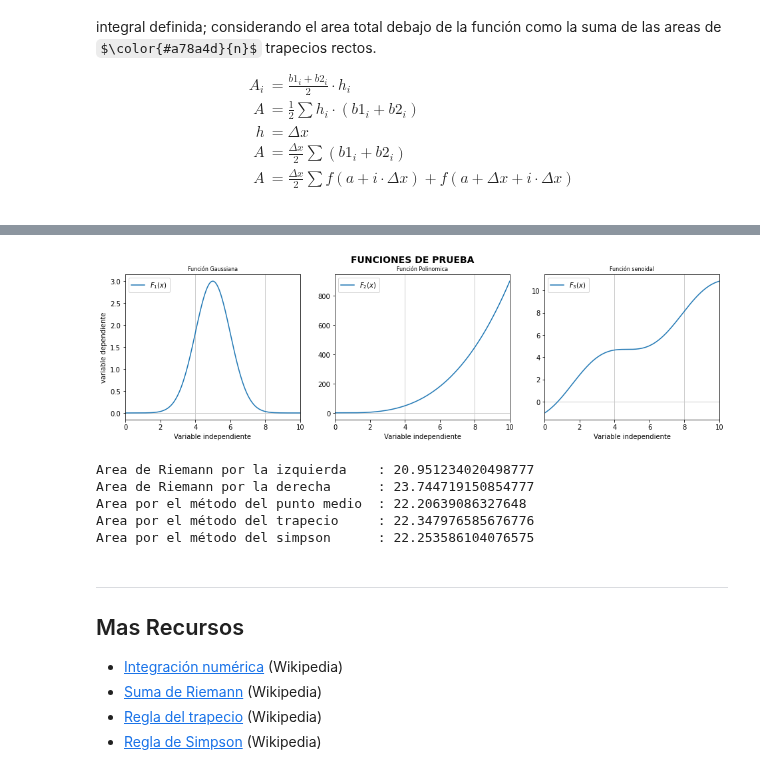
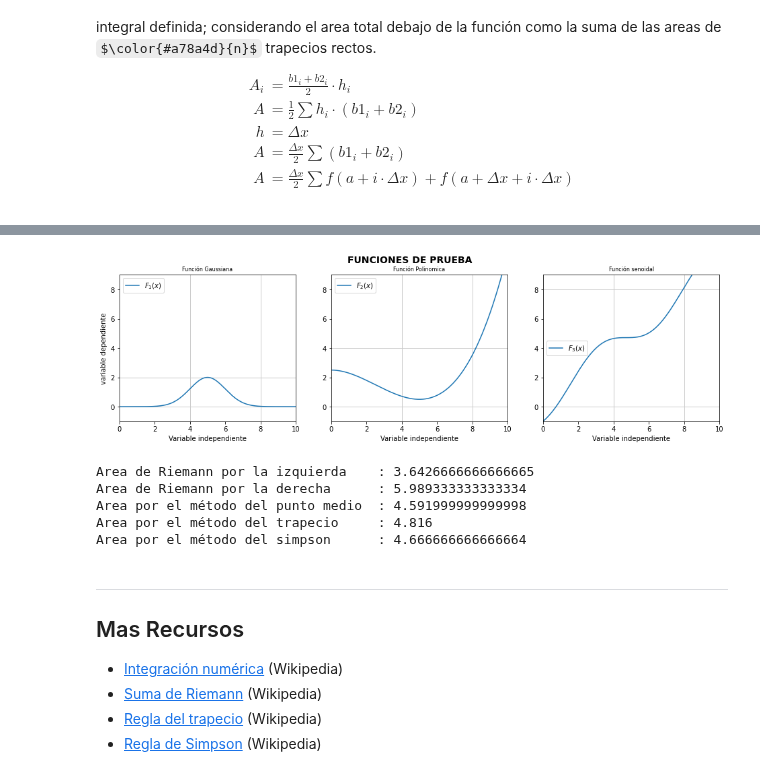
Before and after one commit to GiancarloBenavides/Metodos-Numericos, a Jupyter notebook: Jupyter/41_Integracion.ipynb, the cells around one changed output, grey strips where cells are left out. Drawn from its saved outputs; the diff is of its cells as text; code cells hidden in the pictures; some formulas as TeX source.

```diff
--- a/Jupyter/41_Integracion.ipynb
+++ b/Jupyter/41_Integracion.ipynb
@@ -99,0 +49,15 @@ En el análisis numérico, el método del punto medio es uno de los algoritmos d
+# %%
+# Declarar una variable simbolica # init_printing()
+x = symbols('x')
+
+# Definir una integral
+Fx = Integral((4/125) * x**3 - (6/25) * x**2 + (25/10), x)
+
+# Evaluar la integral
+Rx = Fx.doit()
+
+# Salida estandar
+pprint(f"la integral de:")
+display(Fx)
+pprint(f"Es:")
+display(Rx)
@@ -99,0 +72,5 @@ En el análisis numérico, el método del punto medio es uno de los algoritmos d
+# %%
+# Función Gaussiana
+def _funcion_gauss(a, b, c, x):
+    y = a * np.e**(-1/2 * ((x-b)/c)**2)
+    return y
@@ -242,12 +272,11 @@ def _simpson(Func, limA, limB, numI):
 # Función Gaussiana
 def _funcion_gauss(a, b, c, x):
     y = a * np.e**(-1/2 * ((x-b)/c)**2)
-    #y = np.e**(-x**2)
     return y
 
 # Funciónes de prueba
-F1 = lambda x: _funcion_gauss(3, 5, 1, x)
-F2 = lambda x: x**3 - x**2 + 1
+F1 = lambda x: _funcion_gauss(2, 5, 1, x)
+F2 = lambda x: (4/125) * x**3 - (6/25) * x**2 + (25/10)
 F3 = lambda x: x - np.cos(x)
 
 # Vectores de prueba
@@ -261,55 +290,61 @@ fig.suptitle('Funciones de Prueba'.upper(), fontsize=14, fontweight="bold")
 
 # Gráficas 1
 ax[0].axhline(y = 0, linewidth=1.0, color="#ccc")
+ax[0].axhline(y = 2, linewidth=1.0, color="#ccc")
 ax[0].axvline(x = 4, linewidth=1.0, color="#ccc")
 ax[0].axvline(x = 8, linewidth=1.0, color="#ccc")
 ax[0].plot(x, F1(x), label="$F_1(x)$")
 ax[0].set_xlim([0, 10])
+ax[0].set_ylim([-1, 9])
 ax[0].set_title("Función Gaussiana", fontsize=8)
 ax[0].set_xlabel("Variable independiente")
 ax[0].set_ylabel("variable dependiente")
 ax[0].legend()
 
 # Gráficas 2
 ax[1].axhline(y = 0, linewidth=1, color="#ccc")
+ax[1].axhline(y = 4, linewidth=1.0, color="#ccc")
 ax[1].axvline(x = 4, linewidth=1.0, color="#ccc")
 ax[1].axvline(x = 8, linewidth=1.0, color="#ccc")
 ax[1].plot(x, F2(x), label="$F_2(x)$")
 ax[1].set_xlim([0, 10])
+ax[1].set_ylim([-1, 9])
 ax[1].set_title("Función Polinomica", fontsize=8)
 ax[1].set_xlabel("Variable independiente")
 ax[1].legend()
 
 # Gráficas 3
 ax[2].axhline(y = 0, linewidth=1, color="#ccc")
+ax[2].axhline(y = 8, linewidth=1.0, color="#ccc")
 ax[2].axvline(x = 4, linewidth=1.0, color="#ccc")
 ax[2].axvline(x = 8, linewidth=1.0, color="#ccc")
 ax[2].plot(x, F3(x), label="$F_3(x)$")
 ax[2].set_xlim([0, 10])
+ax[2].set_ylim([-1, 9])
 ax[2].set_title("Función senoidal", fontsize=8)
 ax[2].set_xlabel("Variable independiente")
 ax[2].legend()
 
 plt.show()
 # %% [output]
-[figure, old version]
+[figure, new version]
 # %%
-A1 = _Riemman_izq(F3, 4, 8, 5)
-A2 = _Riemman_der(F3, 4, 8, 5)
-A3 = _Riemman_med(F3, 4, 8, 5)
-A4 =    _trapecio(F3, 4, 8, 5)
-A5 =    _simpson(F3, 4, 8, 5)
+A1 = _Riemman_izq(F2, 4, 8, 5)
+A2 = _Riemman_der(F2, 4, 8, 5)
+A3 = _Riemman_med(F2, 4, 8, 5)
+A4 =    _trapecio(F2, 4, 8, 5)
+A5 =     _simpson(F2, 4, 8, 5)
 print(f"Area de Riemann por la izquierda    : {A1}")
 print(f"Area de Riemann por la derecha      : {A2}")
 print(f"Area por el método del punto medio  : {A3}")
 print(f"Area por el método del trapecio     : {A4}")
 print(f"Area por el método del simpson      : {A5}")
 # %% [output]
-Area de Riemann por la izquierda    : 20.951234020498777
-Area de Riemann por la derecha      : 23.744719150854777
-Area por el método del punto medio  : 22.20639086327648
-Area por el método del trapecio     : 22.347976585676776
-Area por el método del simpson      : 22.253586104076575
+Area de Riemann por la izquierda    : 3.6426666666666665
+Area de Riemann por la derecha      : 5.989333333333334
+Area por el método del punto medio  : 4.591999999999998
+Area por el método del trapecio     : 4.816
+Area por el método del simpson      : 4.666666666666664
 # %% [markdown]
 ---
 ## Mas Recursos
```
Also changed, not shown: parts of 8 cells of this notebook, 1 other file.
